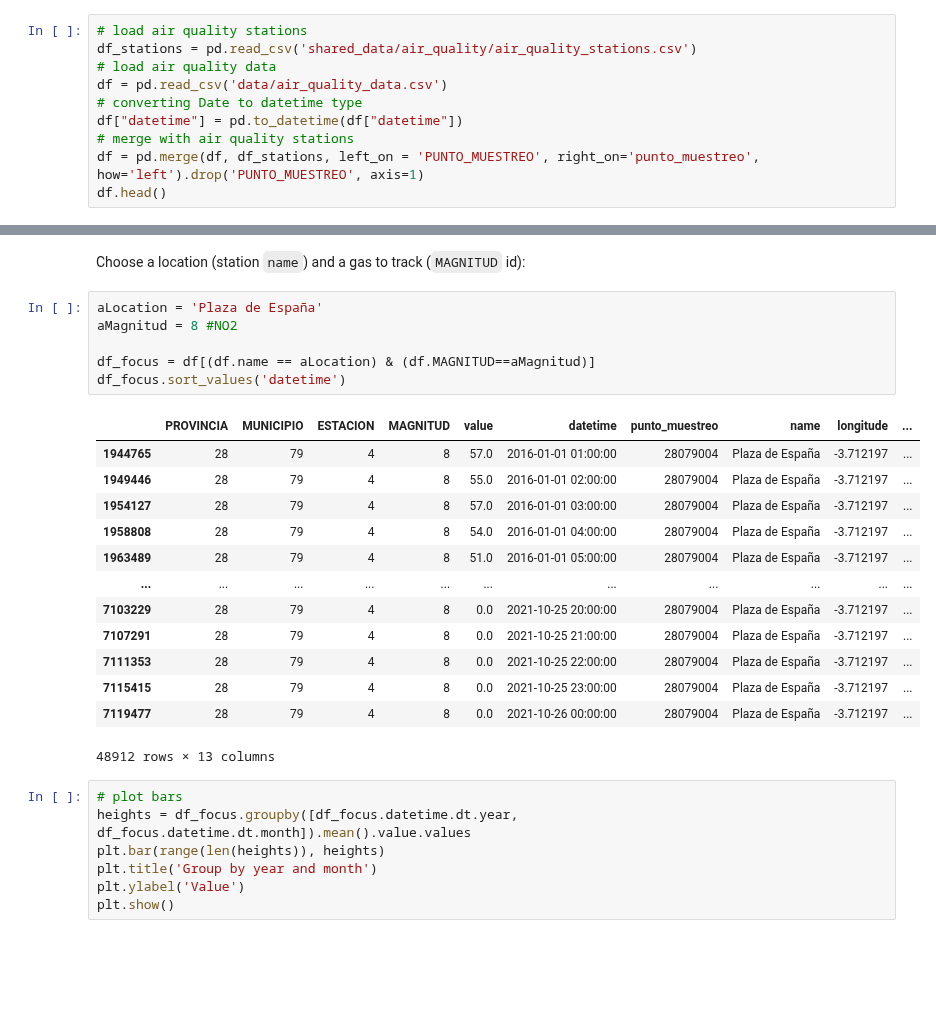
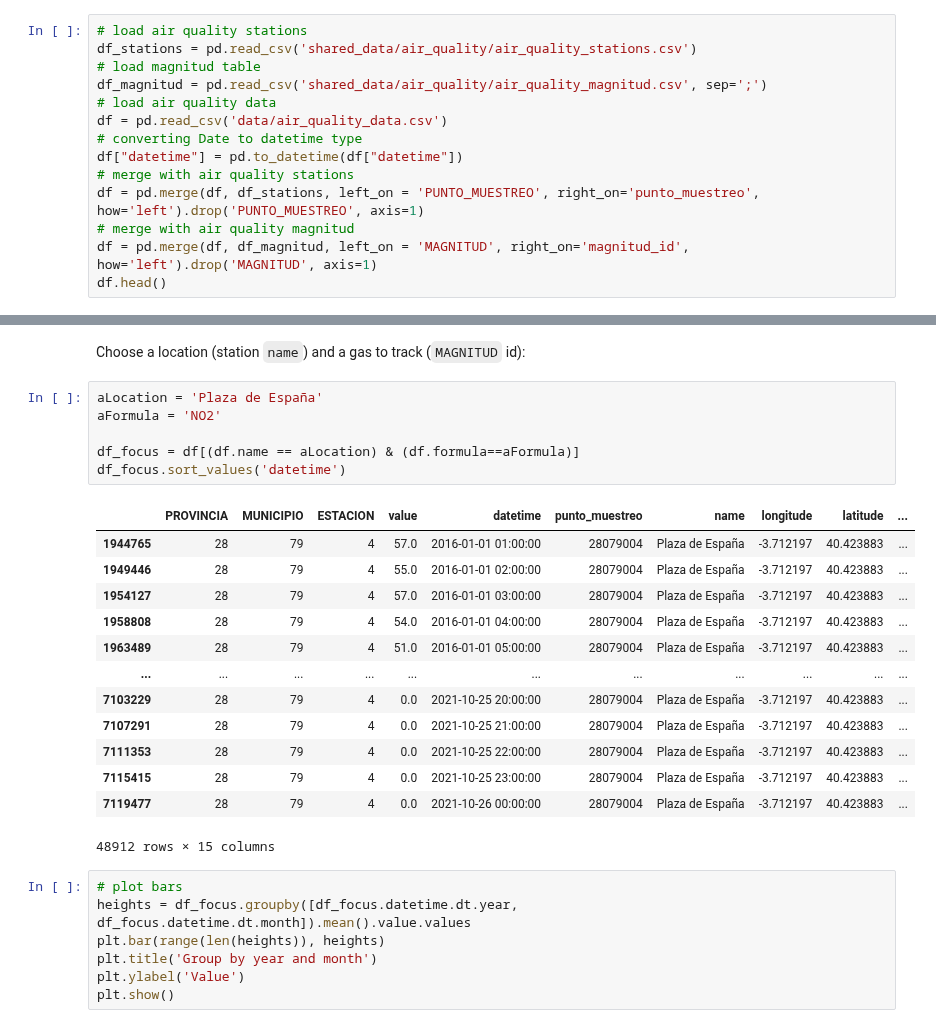
Before and after one commit to Pheithar/socialdata_madridcentral, a Jupyter notebook: Laurine - air quality - exploratory notebook.ipynb, the cells around one changed output, grey strips where cells are left out. Drawn from its saved outputs; the diff is of its cells as text; blank space fills up the shorter version.

Commit message:
Change air quality notebook and add air formulas

```diff
--- a/Laurine - air quality - exploratory notebook.ipynb
+++ b/Laurine - air quality - exploratory notebook.ipynb
@@ -122,11 +123,15 @@ Load and join tables
 # %%
 # load air quality stations
 df_stations = pd.read_csv('shared_data/air_quality/air_quality_stations.csv')
+# load magnitud table
+df_magnitud = pd.read_csv('shared_data/air_quality/air_quality_magnitud.csv', sep=';')
 # load air quality data
 df = pd.read_csv('data/air_quality_data.csv')
 # converting Date to datetime type
 df["datetime"] = pd.to_datetime(df["datetime"])
 # merge with air quality stations
 df = pd.merge(df, df_stations, left_on = 'PUNTO_MUESTREO', right_on='punto_muestreo', how='left').drop('PUNTO_MUESTREO', axis=1)
+# merge with air quality magnitud
+df = pd.merge(df, df_magnitud, left_on = 'MAGNITUD', right_on='magnitud_id', how='left').drop('MAGNITUD', axis=1)
 df.head()
 # %% [output]
@@ -152,24 +159,24 @@ array(['Plaza de España', 'Escuelas Aguirre', 'Ramón y Cajal',
 Choose a location (station `name`) and a gas to track (`MAGNITUD` id):
 # %%
 aLocation = 'Plaza de España'
-aMagnitud = 8 #NO2
+aFormula = 'NO2'
 
-df_focus = df[(df.name == aLocation) & (df.MAGNITUD==aMagnitud)]
+df_focus = df[(df.name == aLocation) & (df.formula==aFormula)]
 df_focus.sort_values('datetime')
 # %% [output]
-|  | PROVINCIA | MUNICIPIO | ESTACION | MAGNITUD | value | datetime | punto_muestreo | name | longitude | ... |
-| 1944765 | 28 | 79 | 4 | 8 | 57.0 | 2016-01-01 01:00:00 | 28079004 | Plaza de España | -3.712197 | ... |
-| 1949446 | 28 | 79 | 4 | 8 | 55.0 | 2016-01-01 02:00:00 | 28079004 | Plaza de España | -3.712197 | ... |
-| 1954127 | 28 | 79 | 4 | 8 | 57.0 | 2016-01-01 03:00:00 | 28079004 | Plaza de España | -3.712197 | ... |
-| 1958808 | 28 | 79 | 4 | 8 | 54.0 | 2016-01-01 04:00:00 | 28079004 | Plaza de España | -3.712197 | ... |
-| 1963489 | 28 | 79 | 4 | 8 | 51.0 | 2016-01-01 05:00:00 | 28079004 | Plaza de España | -3.712197 | ... |
+|  | PROVINCIA | MUNICIPIO | ESTACION | value | datetime | punto_muestreo | name | longitude | latitude | ... |
+| 1944765 | 28 | 79 | 4 | 57.0 | 2016-01-01 01:00:00 | 28079004 | Plaza de España | -3.712197 | 40.423883 | ... |
+| 1949446 | 28 | 79 | 4 | 55.0 | 2016-01-01 02:00:00 | 28079004 | Plaza de España | -3.712197 | 40.423883 | ... |
+| 1954127 | 28 | 79 | 4 | 57.0 | 2016-01-01 03:00:00 | 28079004 | Plaza de España | -3.712197 | 40.423883 | ... |
+| 1958808 | 28 | 79 | 4 | 54.0 | 2016-01-01 04:00:00 | 28079004 | Plaza de España | -3.712197 | 40.423883 | ... |
+| 1963489 | 28 | 79 | 4 | 51.0 | 2016-01-01 05:00:00 | 28079004 | Plaza de España | -3.712197 | 40.423883 | ... |
 | ... | ... | ... | ... | ... | ... | ... | ... | ... | ... | ... |
-| 7103229 | 28 | 79 | 4 | 8 | 0.0 | 2021-10-25 20:00:00 | 28079004 | Plaza de España | -3.712197 | ... |
-| 7107291 | 28 | 79 | 4 | 8 | 0.0 | 2021-10-25 21:00:00 | 28079004 | Plaza de España | -3.712197 | ... |
-| 7111353 | 28 | 79 | 4 | 8 | 0.0 | 2021-10-25 22:00:00 | 28079004 | Plaza de España | -3.712197 | ... |
-| 7115415 | 28 | 79 | 4 | 8 | 0.0 | 2021-10-25 23:00:00 | 28079004 | Plaza de España | -3.712197 | ... |
-| 7119477 | 28 | 79 | 4 | 8 | 0.0 | 2021-10-26 00:00:00 | 28079004 | Plaza de España | -3.712197 | ... |
+| 7103229 | 28 | 79 | 4 | 0.0 | 2021-10-25 20:00:00 | 28079004 | Plaza de España | -3.712197 | 40.423883 | ... |
+| 7107291 | 28 | 79 | 4 | 0.0 | 2021-10-25 21:00:00 | 28079004 | Plaza de España | -3.712197 | 40.423883 | ... |
+| 7111353 | 28 | 79 | 4 | 0.0 | 2021-10-25 22:00:00 | 28079004 | Plaza de España | -3.712197 | 40.423883 | ... |
+| 7115415 | 28 | 79 | 4 | 0.0 | 2021-10-25 23:00:00 | 28079004 | Plaza de España | -3.712197 | 40.423883 | ... |
+| 7119477 | 28 | 79 | 4 | 0.0 | 2021-10-26 00:00:00 | 28079004 | Plaza de España | -3.712197 | 40.423883 | ... |
-48912 rows × 13 columns
+48912 rows × 15 columns
 # %%
 # plot bars
 heights = df_focus.groupby([df_focus.datetime.dt.year, df_focus.datetime.dt.month]).mean().value.values
```
Also changed, not shown: parts of 23 cells of this notebook, 1 other file.
